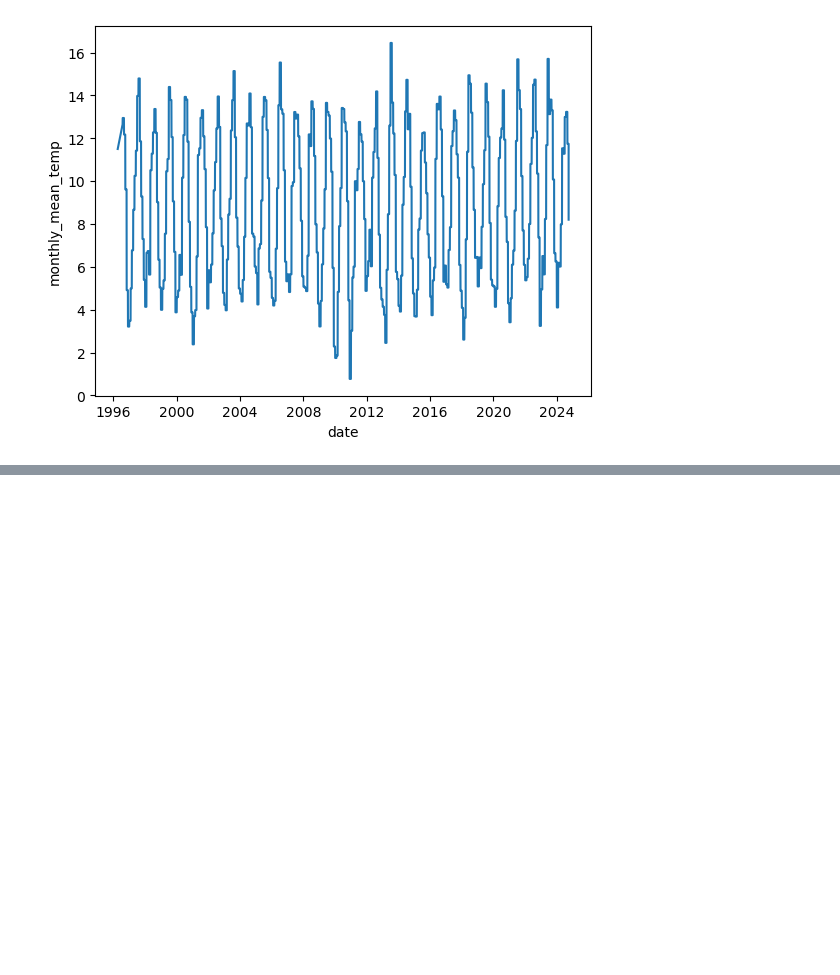
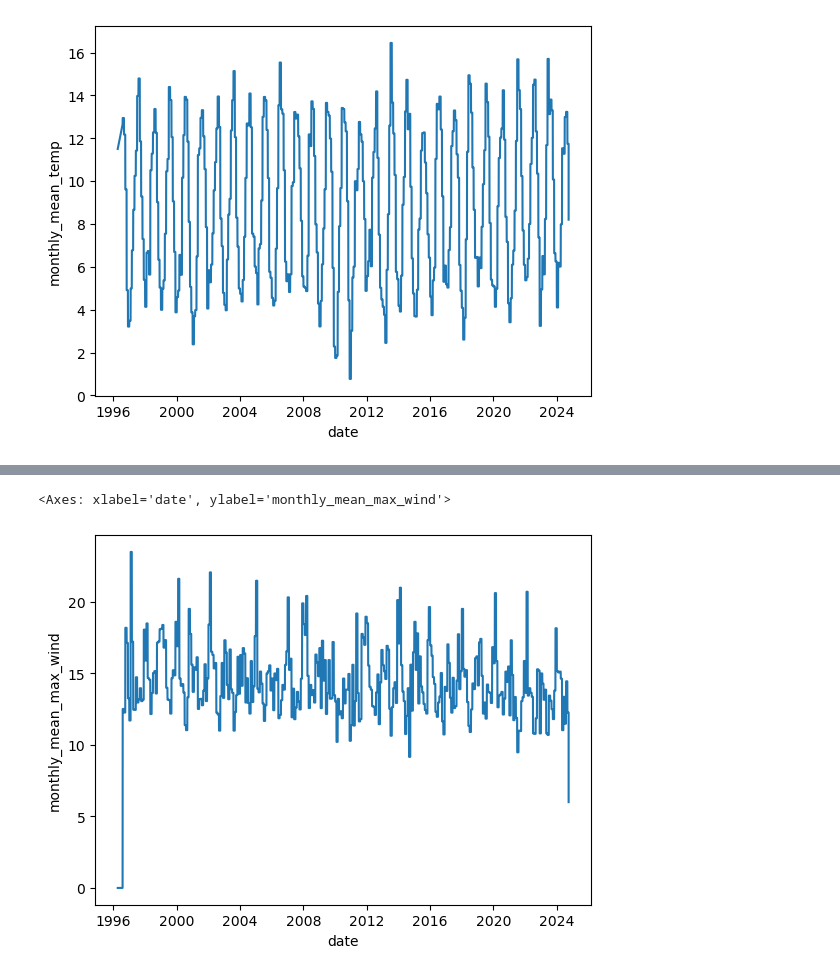
Before and after one commit to FatimaBOliveira/Programming-for-data-analytics, a Jupyter notebook: Assignments/assignment_6_Weather.ipynb, the cells around one changed output, grey strips where cells are left out. Saved outputs shown, nothing was run; the diff lists cells and outputs as text; code cells hidden in the pictures; blank space fills up the shorter version.

```diff
--- a/Assignments/assignment_6_Weather.ipynb
+++ b/Assignments/assignment_6_Weather.ipynb
@@ -134,0 +183,7 @@ sns.lineplot(data=df, x="date", y="monthly_mean_temp")
+# %%
+# Calculate the monthly mean of the daily maximum wind speeds.
+monthly_mean_max_wdsp = df.groupby(months)["daily_max_wind"].transform("mean")
+
+# Create a new column and check.
+df["monthly_mean_max_wind"] = monthly_mean_max_wdsp
+df.head(3)
@@ -134,0 +196,5 @@ sns.lineplot(data=df, x="date", y="monthly_mean_temp")
+# %%
+sns.lineplot(data=df, x="date", y="monthly_mean_max_wind")
+# %% [output]
+<Axes: xlabel='date', ylabel='monthly_mean_max_wind'>
+[figure, added]
```
Also changed, not shown: parts of 11 cells of this notebook.
